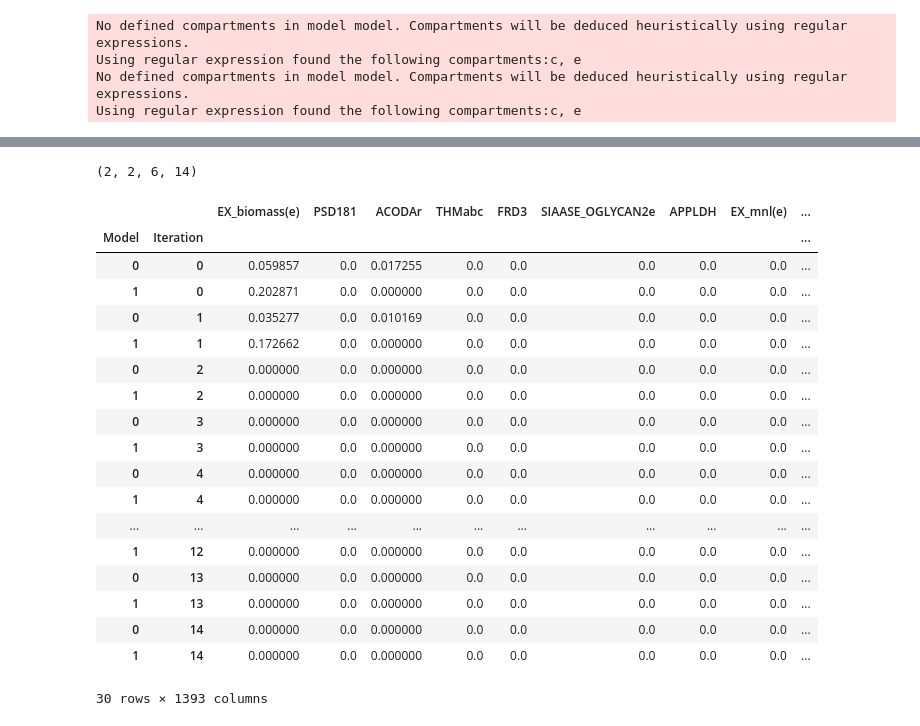
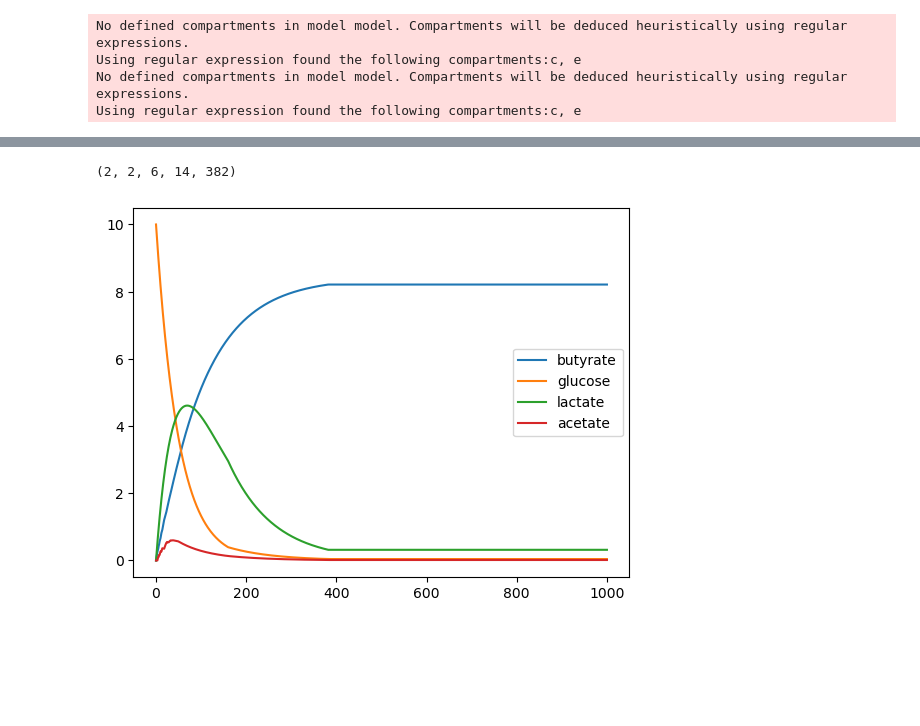
Before and after one commit to RSiegel03/giFBA, a Jupyter notebook: Examples/test_code 1.ipynb, the cells around one changed output, grey strips where cells are left out. Saved outputs shown, nothing was run; the diff lists cells and outputs as text; code cells hidden in the pictures; blank space fills up the shorter version.

```diff
--- a/Examples/test_code 1.ipynb
+++ b/Examples/test_code 1.ipynb
@@ -366,27 +354,16 @@ New convergence method update:
 # %%
-community_1.iter_converged, community_075.iter_converged, community_05.iter_converged, community_025.iter_converged
+community_1.iter_converged, community_075.iter_converged, community_05.iter_converged, community_025.iter_converged, community_001.iter_converged
 # %% [output]
-(2, 2, 6, 14)
+(2, 2, 6, 14, 382)
 # %%
-community_075.org_fluxes
+import matplotlib.pyplot as plt
+import numpy as np
+with community_001 as comm:
+	plt.plot(comm.env_fluxes["EX_but(e)"], label='butyrate')
+	plt.plot(comm.env_fluxes["EX_glc_D(e)"], label='glucose')
+	plt.plot(comm.env_fluxes["EX_lac_L(e)"], label='lactate')
+	plt.plot(comm.env_fluxes["EX_ac(e)"], label='acetate')
+	plt.legend()
 # %% [output]
-|  |  | EX_biomass(e) | PSD181 | ACODAr | THMabc | FRD3 | SIAASE_OGLYCAN2e | APPLDH | EX_mnl(e) | ... |
-| Model | Iteration |  |  |  |  |  |  |  |  | ... |
-| 0 | 0 | 0.059857 | 0.0 | 0.017255 | 0.0 | 0.0 | 0.0 | 0.0 | 0.0 | ... |
-| 1 | 0 | 0.202871 | 0.0 | 0.000000 | 0.0 | 0.0 | 0.0 | 0.0 | 0.0 | ... |
-| 0 | 1 | 0.035277 | 0.0 | 0.010169 | 0.0 | 0.0 | 0.0 | 0.0 | 0.0 | ... |
-| 1 | 1 | 0.172662 | 0.0 | 0.000000 | 0.0 | 0.0 | 0.0 | 0.0 | 0.0 | ... |
-| 0 | 2 | 0.000000 | 0.0 | 0.000000 | 0.0 | 0.0 | 0.0 | 0.0 | 0.0 | ... |
-| 1 | 2 | 0.000000 | 0.0 | 0.000000 | 0.0 | 0.0 | 0.0 | 0.0 | 0.0 | ... |
-| 0 | 3 | 0.000000 | 0.0 | 0.000000 | 0.0 | 0.0 | 0.0 | 0.0 | 0.0 | ... |
-| 1 | 3 | 0.000000 | 0.0 | 0.000000 | 0.0 | 0.0 | 0.0 | 0.0 | 0.0 | ... |
-| 0 | 4 | 0.000000 | 0.0 | 0.000000 | 0.0 | 0.0 | 0.0 | 0.0 | 0.0 | ... |
-| 1 | 4 | 0.000000 | 0.0 | 0.000000 | 0.0 | 0.0 | 0.0 | 0.0 | 0.0 | ... |
-| ... | ... | ... | ... | ... | ... | ... | ... | ... | ... | ... |
-| 1 | 12 | 0.000000 | 0.0 | 0.000000 | 0.0 | 0.0 | 0.0 | 0.0 | 0.0 | ... |
-| 0 | 13 | 0.000000 | 0.0 | 0.000000 | 0.0 | 0.0 | 0.0 | 0.0 | 0.0 | ... |
-| 1 | 13 | 0.000000 | 0.0 | 0.000000 | 0.0 | 0.0 | 0.0 | 0.0 | 0.0 | ... |
-| 0 | 14 | 0.000000 | 0.0 | 0.000000 | 0.0 | 0.0 | 0.0 | 0.0 | 0.0 | ... |
-| 1 | 14 | 0.000000 | 0.0 | 0.000000 | 0.0 | 0.0 | 0.0 | 0.0 | 0.0 | ... |
-30 rows × 1393 columns
+[figure, added]
 # %%
```
Also changed, not shown: parts of 2 cells of this notebook, 1 other file.
